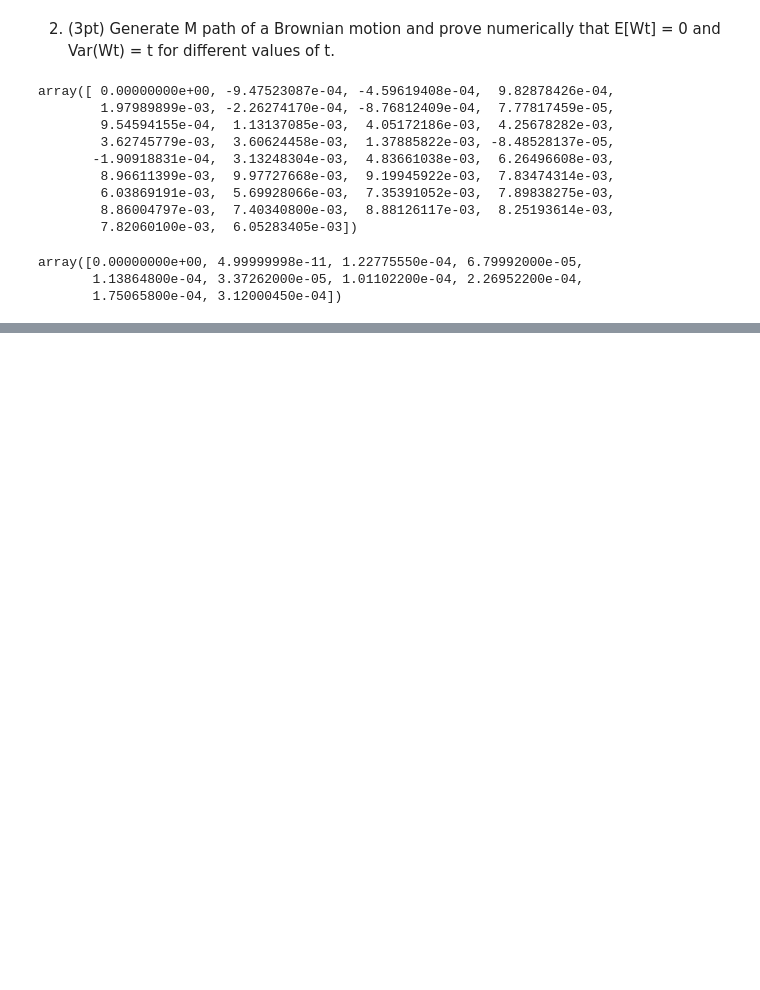
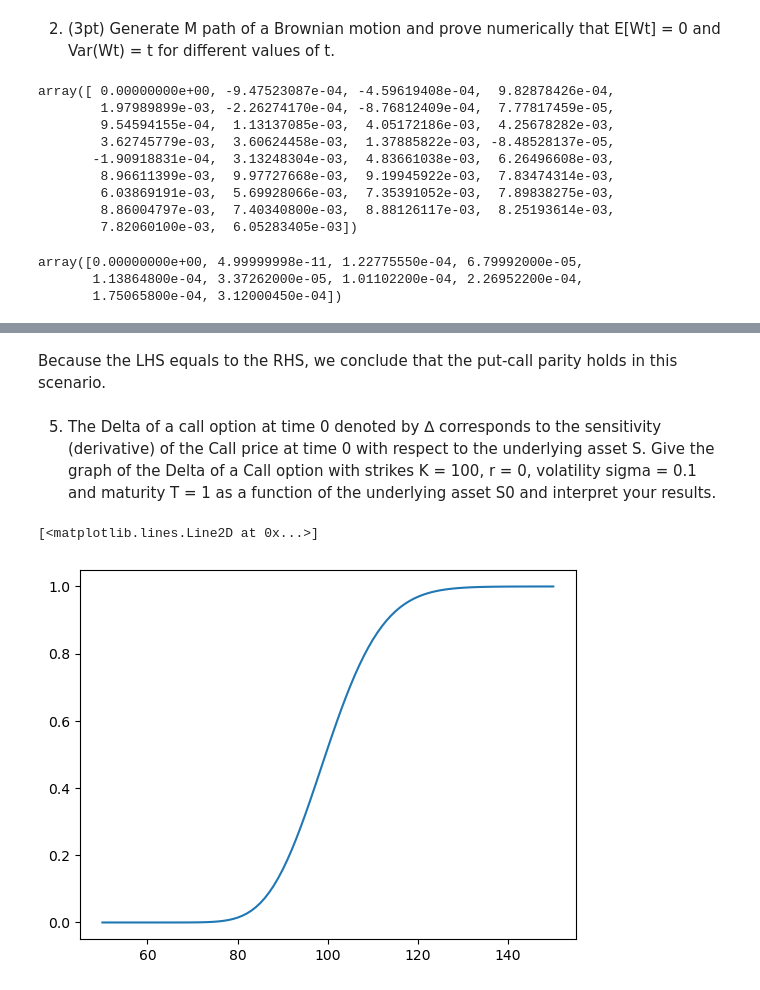
Before and after one commit to jgeng99/berkeley-work, a Jupyter notebook: INDENG222/hw2-jupyter.ipynb, the cells around one changed output, grey strips where cells are left out. Cells and saved outputs as stored; diff of their text form; code cells hidden in the pictures; blank space fills up the shorter version.

```diff
--- a/INDENG222/hw2-jupyter.ipynb
+++ b/INDENG222/hw2-jupyter.ipynb
@@ -64,0 +225,24 @@ array([0.00000000e+00, 4.99999998e-11, 1.22775550e-04, 6.79992000e-05,
+# %% [markdown]
+Because the LHS equals to the RHS, we conclude that the put-call parity holds in this scenario.
+# %% [markdown]
+5. The Delta of a call option at time 0 denoted by ∆ corresponds to the sensitivity
+(derivative) of the Call price at time 0 with respect to the underlying asset S. Give the graph of the Delta of a Call option with strikes K = 100, r = 0, volatility sigma = 0.1 and maturity T = 1 as a function of the underlying asset S0 and interpret your results.
+# %%
+def delta(S0:float=100, K:float=100, r:float=0.0, sigma:float=0.1,
+         T:float=1)-> float:
+    d1 = (np.log(S0/K) + (r + sigma**2/2)*T) / (sigma*np.sqrt(T))
+    d = norm.cdf(d1)
+    return d
+
+K = 100
+r = 0
+sigma = 0.1
+T = 1
+delta_list = []
+for s in range(50, 151):
+    delta_list.append(delta(S0=s, K=K, r=r, sigma=sigma, T=T))
+
+plt.plot(range(50, 151), delta_list)
+# %% [output]
+[<matplotlib.lines.Line2D at 0x...>]
+[figure, added]
```
Also changed, not shown: parts of 26 cells of this notebook.
